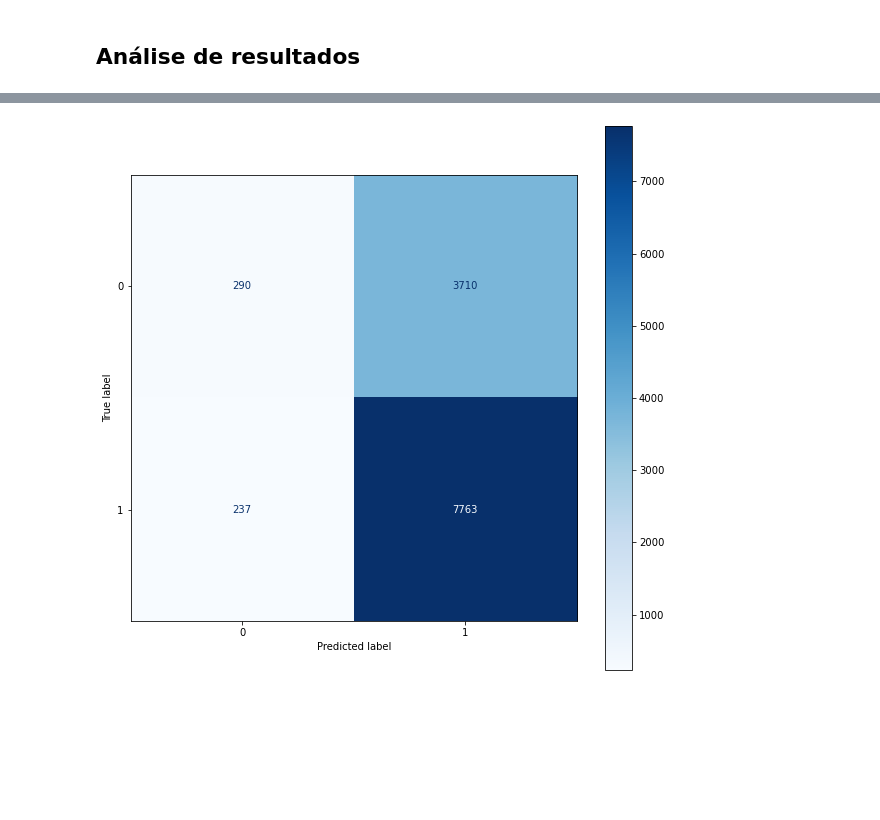
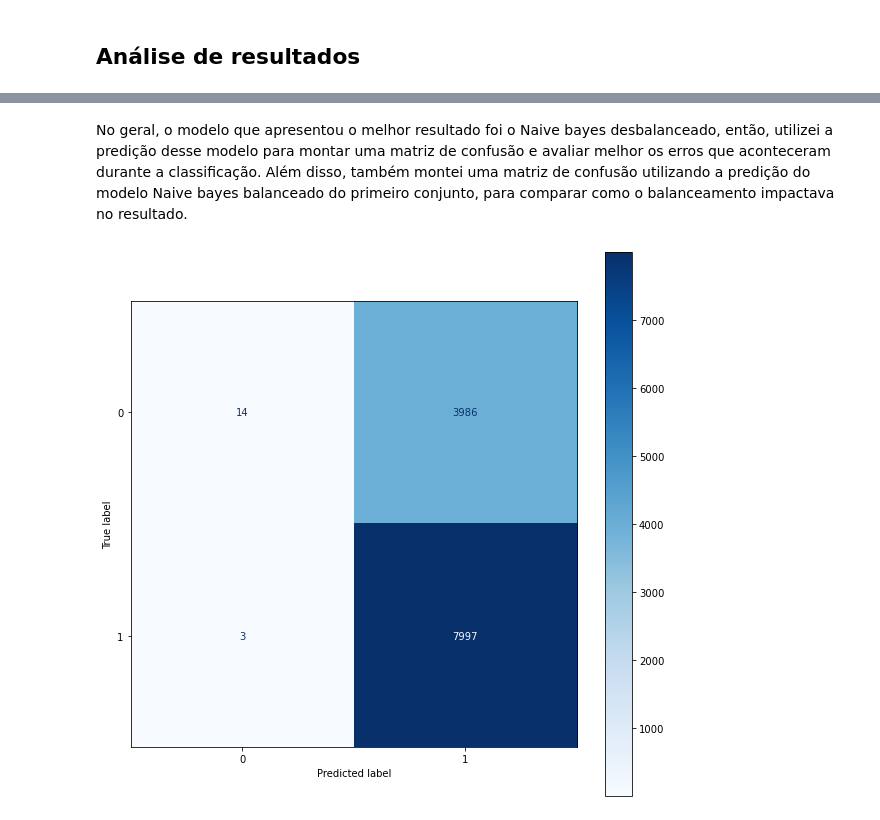
Before and after one commit to juliomaced0/Mentoria_Python_IA, a Jupyter notebook: Trabalho_Final/Trabalho Final.ipynb, the cells around one changed output, grey strips where cells are left out. Cells and saved outputs as stored; diff of their text form; code cells hidden in the pictures; blank space fills up the shorter version.

```diff
--- a/Trabalho_Final/Trabalho Final.ipynb
+++ b/Trabalho_Final/Trabalho Final.ipynb
@@ -559,7 +583,7 @@ Para fins de teste, escolhi o meu melhor modelo do 1° conjunto para testar seu
 # %%
 tf = TfidfVectorizer(strip_accents='unicode', stop_words='english', ngram_range=(1,2), min_df=2)
-X_tf = tf.fit_transform(X_train_valid['conc'])
-X_test_tf = tf.transform(X_test['conc'])
+X_tf2 = tf.fit_transform(X_train_valid['conc'])
+X_test_tf2 = tf.transform(X_test['conc'])
 # %%
 parametersNB = {'alpha':[1.0, 0.5, 1.5],
               'fit_prior': [True, False]}
@@ -567,7 +591,7 @@ parametersNB = {'alpha':[1.0, 0.5, 1.5],
 from sklearn.naive_bayes import MultinomialNB
 NB = MultinomialNB()
 GNBS = GridSearchCV(NB, param_grid=parametersNB, refit='f1', scoring= 'f1')
-GNBS.fit(X_tf, y_train_valid)
+GNBS.fit(X_tf2, y_train_valid)
 GNBS.best_estimator_
 # %% [output]
 MultinomialNB(alpha=1.5)
@@ -576,5 +600,5 @@ Nesse modelo em específico é possível perceber que ao realizar o balanceament
 # %%
-y_predict15 = GNBS.predict(X_test_tf)
+y_predict15 = GNBS.predict(X_test_tf2)
 A15 = f1_score(y_test, y_predict15)
 print(f'O F1_Score foi de: {round(A15*100, 2)}%')
 # %% [output]
@@ -718,11 +759,14 @@ O F1_Score foi de: 79.95%
+# %% [markdown]
+No geral, o modelo que apresentou o melhor resultado foi o Naive bayes desbalanceado, então, utilizei a predição desse modelo para montar uma matriz de confusão e avaliar melhor os erros que aconteceram durante a classificação. Além disso, também montei uma matriz de confusão utilizando a predição do modelo Naive bayes balanceado do primeiro conjunto, para comparar como o balanceamento impactava no resultado.
 # %%
 from sklearn.metrics import confusion_matrix
 from sklearn.metrics import ConfusionMatrixDisplay
-CM = confusion_matrix(y_test,y_predict12, labels= GNB.classes_)
+CM = confusion_matrix(y_test,y_predict15, labels= GNBS.classes_)
+CM1 = confusion_matrix(y_test,y_predict12, labels= GNB.classes_)
 # %%
-disp = ConfusionMatrixDisplay(confusion_matrix= CM, display_labels=GNB.classes_)
+disp = ConfusionMatrixDisplay(confusion_matrix= CM, display_labels=GNBS.classes_)
 fig, ax = plt.subplots(figsize=(10,10))
 disp.plot(cmap=plt.cm.Blues, ax= ax)
 plt.show()
 # %% [output]
-[figure, old version]
+[figure, new version]
```
Also changed, not shown: parts of 46 cells of this notebook.
